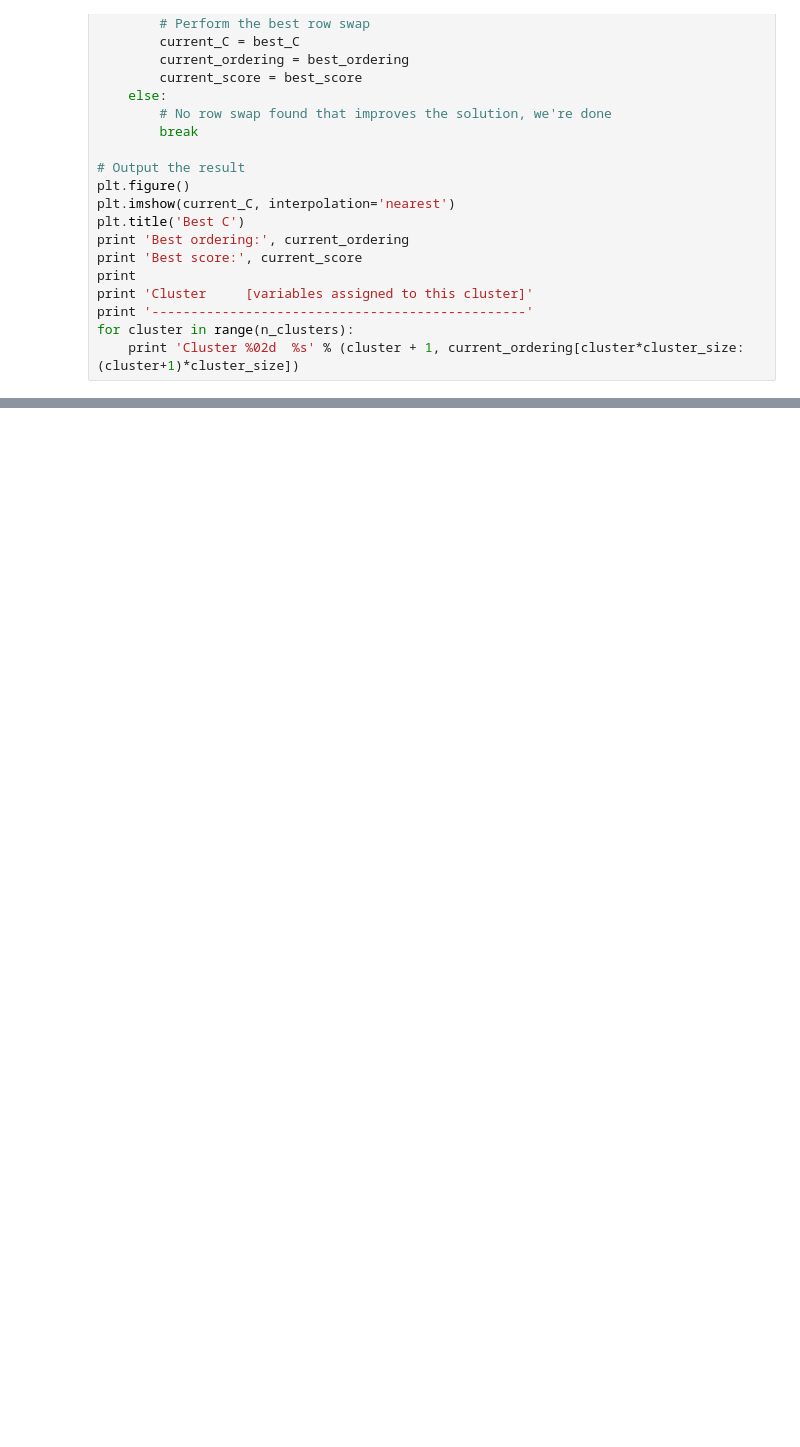
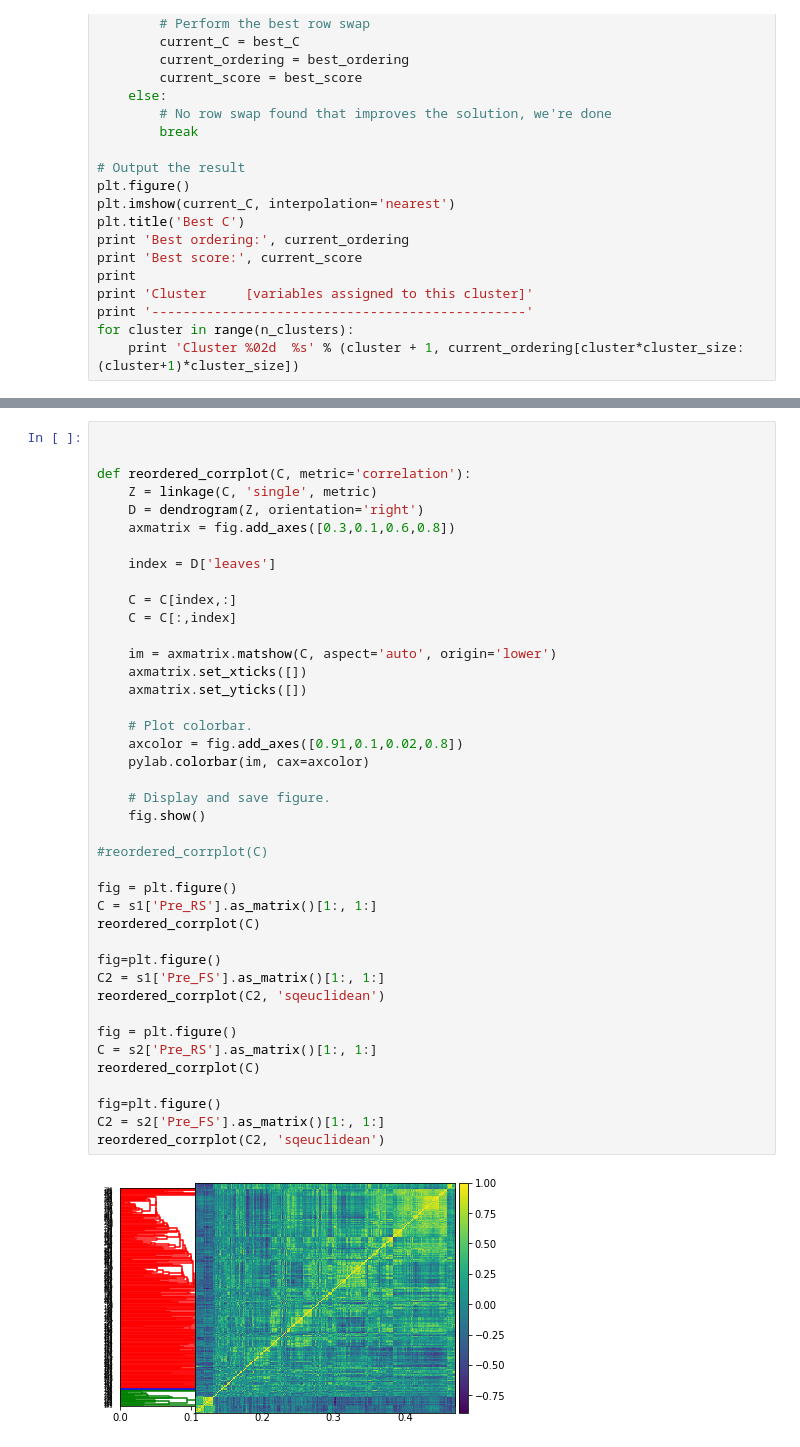
Before and after one commit to HALtheWise/Neurotech-project-1, a Jupyter notebook: correlation_clustering.ipynb, the cells around one changed output, grey strips where cells are left out. Saved outputs shown, nothing was run; the diff lists cells and outputs as text; blank space fills up the shorter version.

```diff
--- a/correlation_clustering.ipynb
+++ b/correlation_clustering.ipynb
@@ -230,0 +308,43 @@ Cluster 10  [ 58  66 215   4 268  94  43 205  74 228  55  92 236 206 253  26 182
+# %%
+
+
+def reordered_corrplot(C, metric='correlation'):
+    Z = linkage(C, 'single', metric)
+    D = dendrogram(Z, orientation='right')
+    axmatrix = fig.add_axes([0.3,0.1,0.6,0.8])
+
+    index = D['leaves']
+
+    C = C[index,:]
+    C = C[:,index]
+
+    im = axmatrix.matshow(C, aspect='auto', origin='lower')
+    axmatrix.set_xticks([])
+    axmatrix.set_yticks([])
+
+    # Plot colorbar.
+    axcolor = fig.add_axes([0.91,0.1,0.02,0.8])
+    pylab.colorbar(im, cax=axcolor)
+
+    # Display and save figure.
+    fig.show()
+
+#reordered_corrplot(C)
+
+fig = plt.figure()
+C = s1['Pre_RS'].as_matrix()[1:, 1:]
+reordered_corrplot(C)
+
+fig=plt.figure()
+C2 = s1['Pre_FS'].as_matrix()[1:, 1:]
+reordered_corrplot(C2, 'sqeuclidean')
+
+fig = plt.figure()
+C = s2['Pre_RS'].as_matrix()[1:, 1:]
+reordered_corrplot(C)
+
+fig=plt.figure()
+C2 = s2['Pre_FS'].as_matrix()[1:, 1:]
+reordered_corrplot(C2, 'sqeuclidean')
+# %% [output]
+[figure, added]
```
Also changed, not shown: parts of 10 cells of this notebook, 1 other file.
